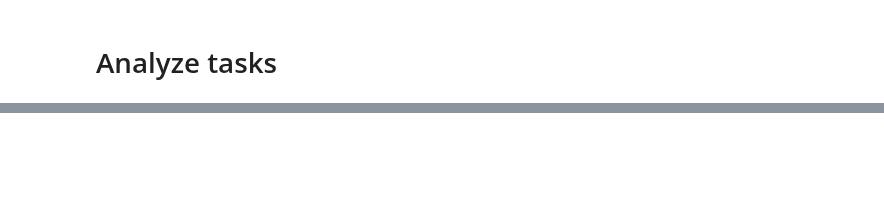
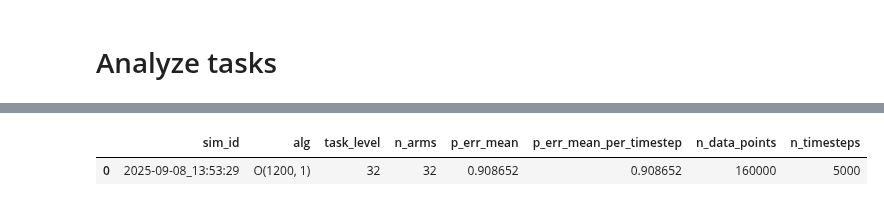
Before and after one commit to Dan7171/rl_for_curobo, a Jupyter notebook: projects_root/experiments/analysis_test_cluster_disk_tmp.ipynb, the cells around one changed output, grey strips where cells are left out. Drawn from its saved outputs; the diff is of its cells as text; code cells hidden in the pictures; blank space fills up the shorter version.

Commit message:
fixed mean median and started disk analysis

```diff
--- a/projects_root/experiments/analysis_test_cluster_disk_tmp.ipynb
+++ b/projects_root/experiments/analysis_test_cluster_disk_tmp.ipynb
@@ -2020,11 +2016,12 @@ to view errors, see unsuccessfull_parsing[i][1] for error message
 ## Comment out to plot
 # %%
 try:
-    analyze_and_plot_collision_chances(df_collisions, by_task=False) # OVER ALL TASKS
+    # analyze_and_plot_collision_chances(df_collisions, by_task=False) # OVER ALL TASKS
+    pass
 except Exception as e:
     print(f'Error analyzing collision chances: {e}')
 
-analyze_and_plot_collision_chances(df_collisions, by_task=False) # BY TASK TYPE
+# analyze_and_plot_collision_chances(df_collisions, by_task=False) # BY TASK TYPE
 # Usage examples:
 # Original plot
 # make_task_success_plots(overall_df, normalize=False, add_subtotal_figure=False)
@@ -2082,0 +3657,5 @@ ValueError: Dimensions of labels and X must be compatible
+# %%
+df_cbsmp1
+# %% [output]
+|  | sim_id | alg | task_level | n_arms | p_err_mean | p_err_mean_per_timestep | n_data_points | n_timesteps |
+| 0 | 2025-09-08_13:53:29 | O(1200, 1) | 32 | 32 | 0.908652 | 0.908652 | 160000 | 5000 |
```
Also changed, not shown: parts of 19 cells of this notebook, 1 other file.
